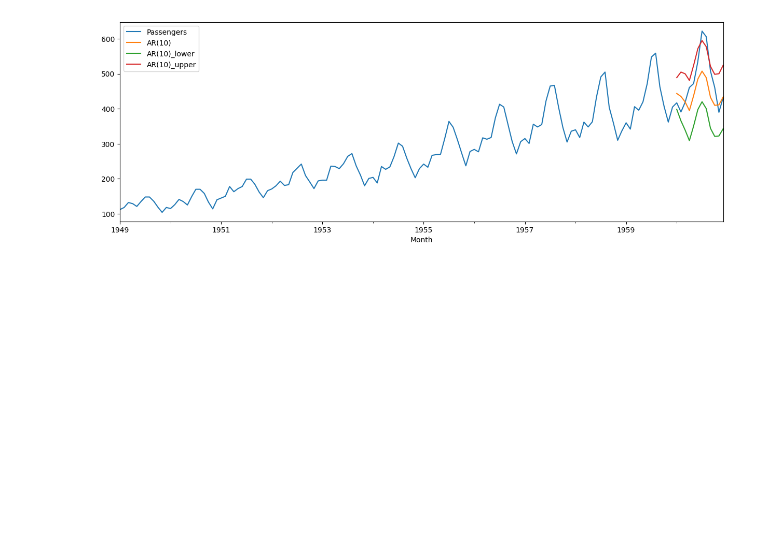
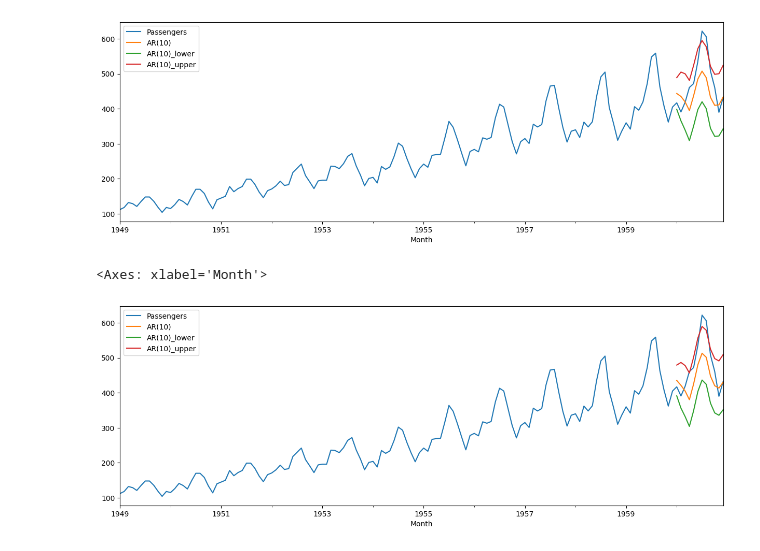
Before and after one commit to babakkeshavarz/time_series, a Jupyter notebook: Arima.ipynb, the cells around one changed output. Drawn from its saved outputs; the diff is of its cells as text; code cells hidden in the pictures; blank space fills up the shorter version.

```diff
--- a/Arima.ipynb
+++ b/Arima.ipynb
@@ -122,3 +150,17 @@ df[['Passengers' , 'AR(10)' , 'AR(10)_lower' , 'AR(10)_upper']].plot(figsize = (
 # %% [output]
 <Axes: xlabel='Month'>
 [figure]
+# %%
+arima = ARIMA(train['Passengers'] , order = (8,1,1))
+arima_result = arima.fit()
+prediction_results = arima_result.get_forecast(Ntest)
+forecast = prediction_results.predicted_mean
+df.loc[test_idx , 'AR(10)'] = forecast
+### Confidence intervals
+df.loc[test_idx , 'AR(10)_lower'] = prediction_results.conf_int()['lower Passengers']
+df.loc[test_idx , 'AR(10)_upper'] = prediction_results.conf_int()['upper Passengers']
+
+df[['Passengers' , 'AR(10)' , 'AR(10)_lower' , 'AR(10)_upper']].plot(figsize = (15,5))
+# %% [output]
+<Axes: xlabel='Month'>
+[figure, added]
```
Also changed, not shown: parts of 8 cells of this notebook.
